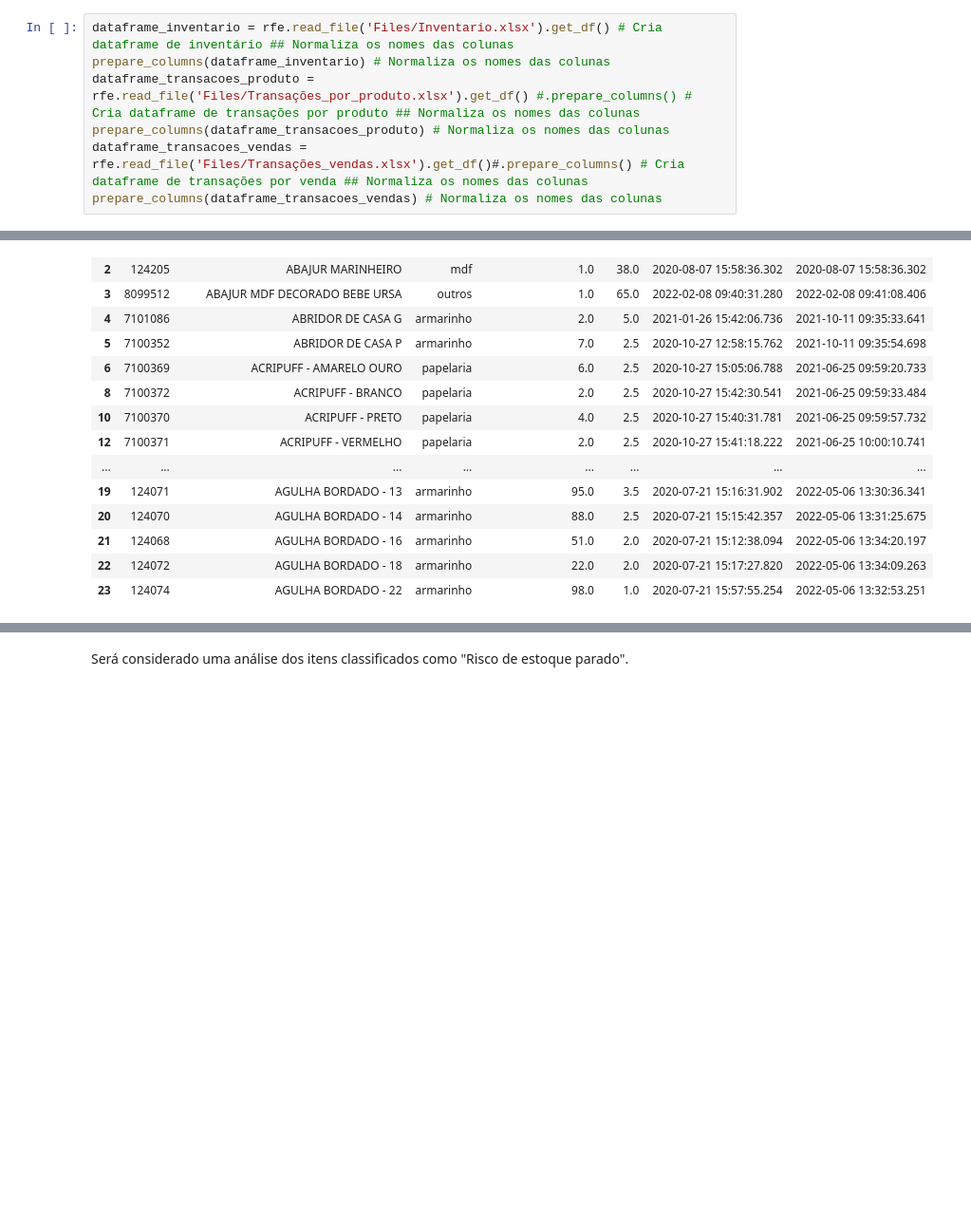
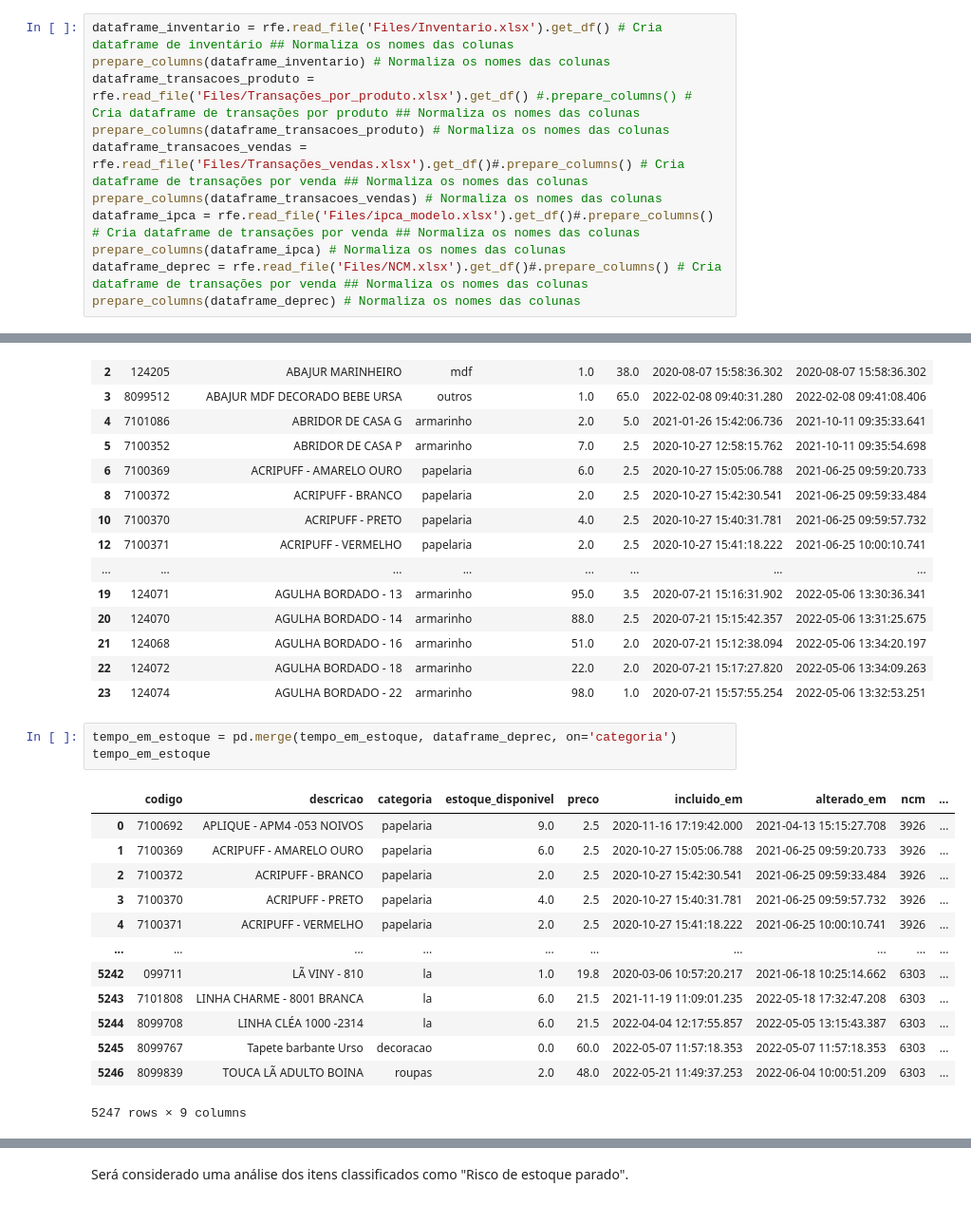
Before and after one commit to donbigode/Timeseries-prediction-model, a Jupyter notebook: Analysis/EDA.ipynb, the cells around one changed output, grey strips where cells are left out. Shown at 95% size. Drawn from its saved outputs; the diff is of its cells as text; blank space fills up the shorter version.

```diff
--- a/Analysis/EDA.ipynb
+++ b/Analysis/EDA.ipynb
@@ -190,3 +190,7 @@ dataframe_transacoes_produto = rfe.read_file('Files/Transações_por_produto.xls
 prepare_columns(dataframe_transacoes_produto) # Normaliza os nomes das colunas
 dataframe_transacoes_vendas = rfe.read_file('Files/Transações_vendas.xlsx').get_df()#.prepare_columns() # Cria dataframe de transações por venda ## Normaliza os nomes das colunas
 prepare_columns(dataframe_transacoes_vendas) # Normaliza os nomes das colunas
+dataframe_ipca = rfe.read_file('Files/ipca_modelo.xlsx').get_df()#.prepare_columns() # Cria dataframe de transações por venda ## Normaliza os nomes das colunas
+prepare_columns(dataframe_ipca) # Normaliza os nomes das colunas
+dataframe_deprec = rfe.read_file('Files/NCM.xlsx').get_df()#.prepare_columns() # Cria dataframe de transações por venda ## Normaliza os nomes das colunas
+prepare_columns(dataframe_deprec) # Normaliza os nomes das colunas
@@ -737,3 +835,20 @@ See the caveats in the documentation: https://pandas.pydata.org/pandas-docs/stab
 | 21 | 124068 | AGULHA BORDADO - 16 | armarinho | 51.0 | 2.0 | 2020-07-21 15:12:38.094 | 2022-05-06 13:34:20.197 |
 | 22 | 124072 | AGULHA BORDADO - 18 | armarinho | 22.0 | 2.0 | 2020-07-21 15:17:27.820 | 2022-05-06 13:34:09.263 |
 | 23 | 124074 | AGULHA BORDADO - 22 | armarinho | 98.0 | 1.0 | 2020-07-21 15:57:55.254 | 2022-05-06 13:32:53.251 |
+# %%
+tempo_em_estoque = pd.merge(tempo_em_estoque, dataframe_deprec, on='categoria')
+tempo_em_estoque
+# %% [output]
+|  | codigo | descricao | categoria | estoque_disponivel | preco | incluido_em | alterado_em | ncm | ... |
+| 0 | 7100692 | APLIQUE - APM4 -053 NOIVOS | papelaria | 9.0 | 2.5 | 2020-11-16 17:19:42.000 | 2021-04-13 15:15:27.708 | 3926 | ... |
+| 1 | 7100369 | ACRIPUFF - AMARELO OURO | papelaria | 6.0 | 2.5 | 2020-10-27 15:05:06.788 | 2021-06-25 09:59:20.733 | 3926 | ... |
+| 2 | 7100372 | ACRIPUFF - BRANCO | papelaria | 2.0 | 2.5 | 2020-10-27 15:42:30.541 | 2021-06-25 09:59:33.484 | 3926 | ... |
+| 3 | 7100370 | ACRIPUFF - PRETO | papelaria | 4.0 | 2.5 | 2020-10-27 15:40:31.781 | 2021-06-25 09:59:57.732 | 3926 | ... |
+| 4 | 7100371 | ACRIPUFF - VERMELHO | papelaria | 2.0 | 2.5 | 2020-10-27 15:41:18.222 | 2021-06-25 10:00:10.741 | 3926 | ... |
+| ... | ... | ... | ... | ... | ... | ... | ... | ... | ... |
+| 5242 | 099711 | LÃ VINY - 810 | la | 1.0 | 19.8 | 2020-03-06 10:57:20.217 | 2021-06-18 10:25:14.662 | 6303 | ... |
+| 5243 | 7101808 | LINHA CHARME - 8001 BRANCA | la | 6.0 | 21.5 | 2021-11-19 11:09:01.235 | 2022-05-18 17:32:47.208 | 6303 | ... |
+| 5244 | 8099708 | LINHA CLÉA 1000 -2314 | la | 6.0 | 21.5 | 2022-04-04 12:17:55.857 | 2022-05-05 13:15:43.387 | 6303 | ... |
+| 5245 | 8099767 | Tapete barbante Urso | decoracao | 0.0 | 60.0 | 2022-05-07 11:57:18.353 | 2022-05-07 11:57:18.353 | 6303 | ... |
+| 5246 | 8099839 | TOUCA LÃ ADULTO BOINA | roupas | 2.0 | 48.0 | 2022-05-21 11:49:37.253 | 2022-06-04 10:00:51.209 | 6303 | ... |
+5247 rows × 9 columns
```
Also changed, not shown: parts of 21 cells of this notebook, 4 other files.
